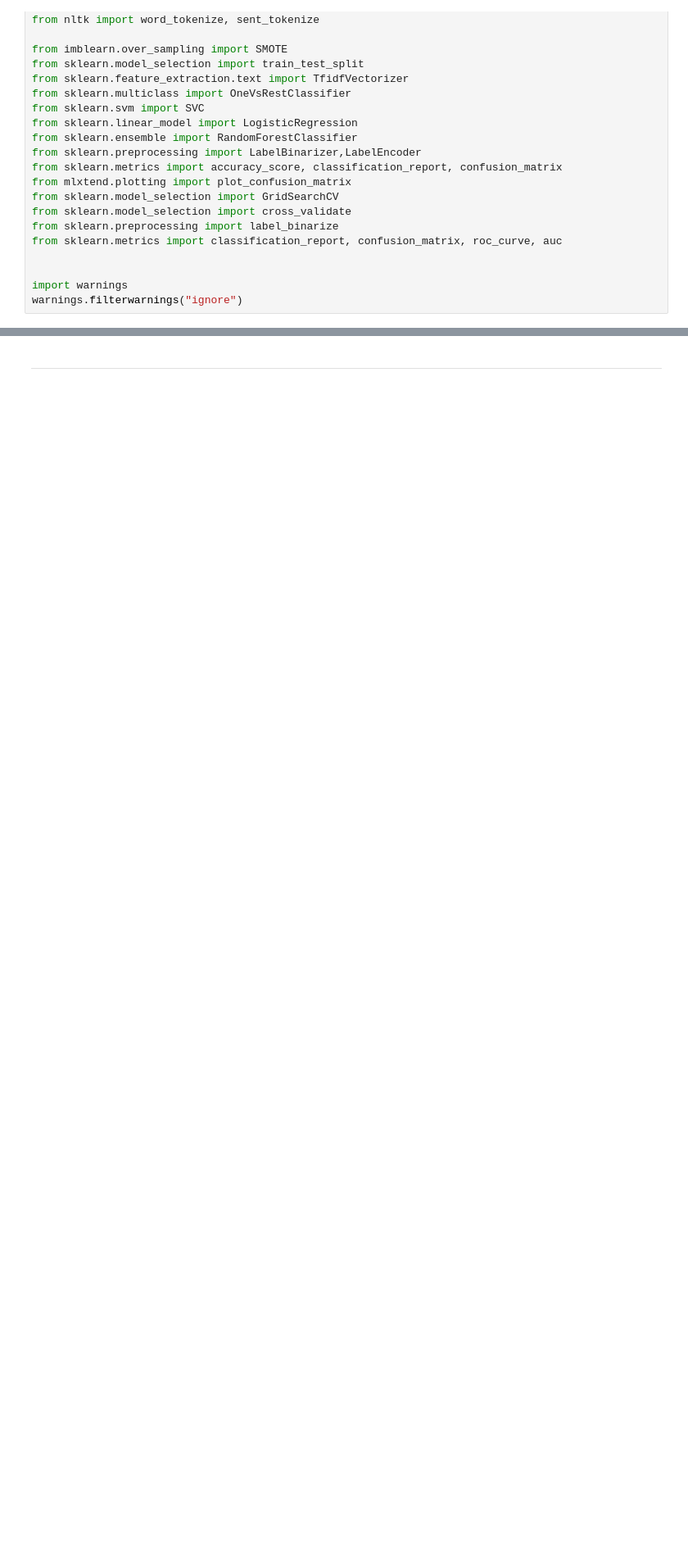
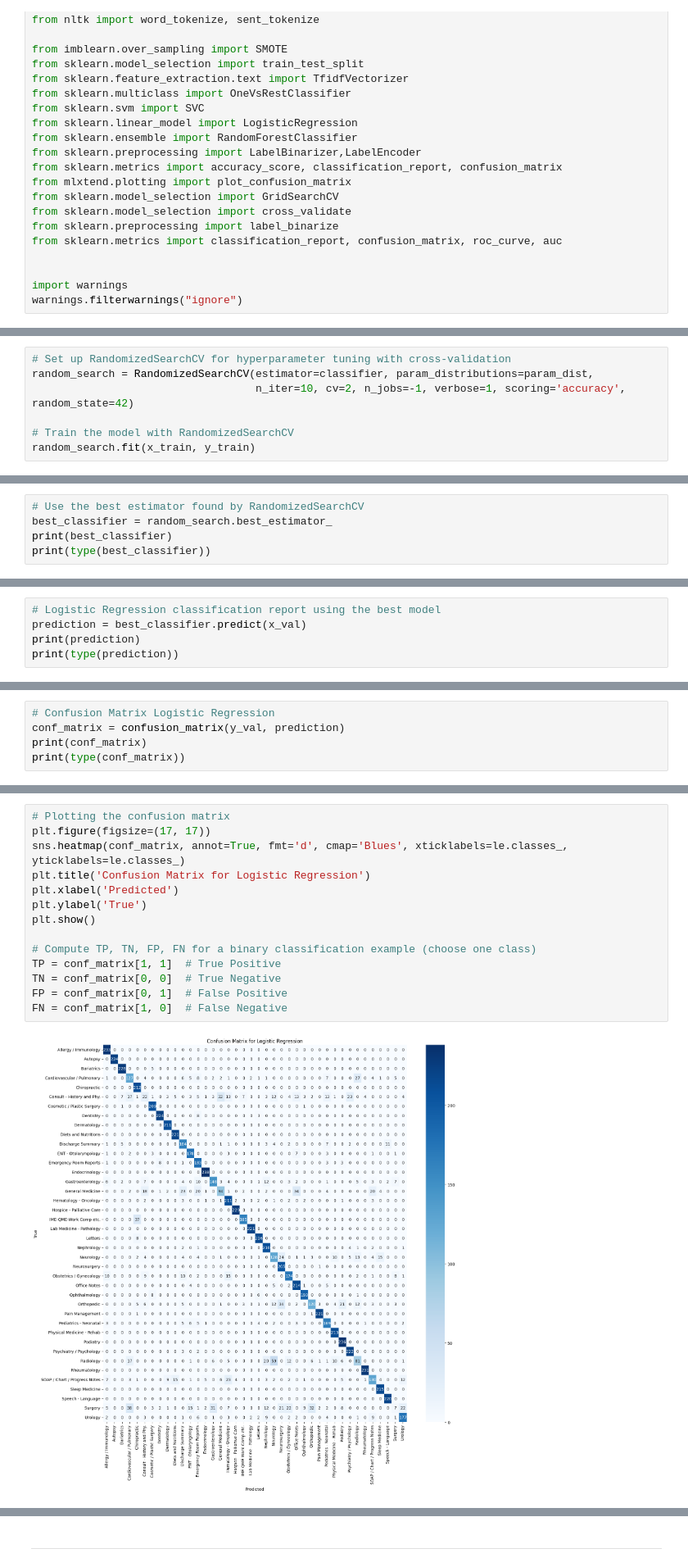
Before and after one commit to leninworld/flairs_38_paper_49, a Jupyter notebook: Notebooks/Roc-curve-debug-notebook.ipynb, the cells around one changed output, grey strips where cells are left out. Shown at 82% size. Drawn from its saved outputs; the diff is of its cells as text; blank space fills up the shorter version.

```diff
--- a/Notebooks/Roc-curve-debug-notebook.ipynb
+++ b/Notebooks/Roc-curve-debug-notebook.ipynb
@@ -145,0 +208,7 @@ print(type(y_val))
+# %%
+# Set up RandomizedSearchCV for hyperparameter tuning with cross-validation
+random_search = RandomizedSearchCV(estimator=classifier, param_distributions=param_dist,
+                                   n_iter=10, cv=2, n_jobs=-1, verbose=1, scoring='accuracy', random_state=42)
+
+# Train the model with RandomizedSearchCV
+random_search.fit(x_train, y_train)
@@ -145,0 +236,5 @@ print(type(y_val))
+# %%
+# Use the best estimator found by RandomizedSearchCV
+best_classifier = random_search.best_estimator_
+print(best_classifier)
+print(type(best_classifier))
@@ -145,0 +259,5 @@ print(type(y_val))
+# %%
+# Logistic Regression classification report using the best model
+prediction = best_classifier.predict(x_val)
+print(prediction)
+print(type(prediction))
@@ -145,0 +288,5 @@ print(type(y_val))
+# %%
+# Confusion Matrix Logistic Regression
+conf_matrix = confusion_matrix(y_val, prediction)
+print(conf_matrix)
+print(type(conf_matrix))
@@ -145,0 +302,16 @@ print(type(y_val))
+# %%
+# Plotting the confusion matrix
+plt.figure(figsize=(17, 17))
+sns.heatmap(conf_matrix, annot=True, fmt='d', cmap='Blues', xticklabels=le.classes_, yticklabels=le.classes_)
+plt.title('Confusion Matrix for Logistic Regression')
+plt.xlabel('Predicted')
+plt.ylabel('True')
+plt.show()
+
+# Compute TP, TN, FP, FN for a binary classification example (choose one class)
+TP = conf_matrix[1, 1]  # True Positive
+TN = conf_matrix[0, 0]  # True Negative
+FP = conf_matrix[0, 1]  # False Positive
+FN = conf_matrix[1, 0]  # False Negative
+# %% [output]
+[figure, added]
```
Also changed, not shown: parts of 36 cells of this notebook, 1 other file.
